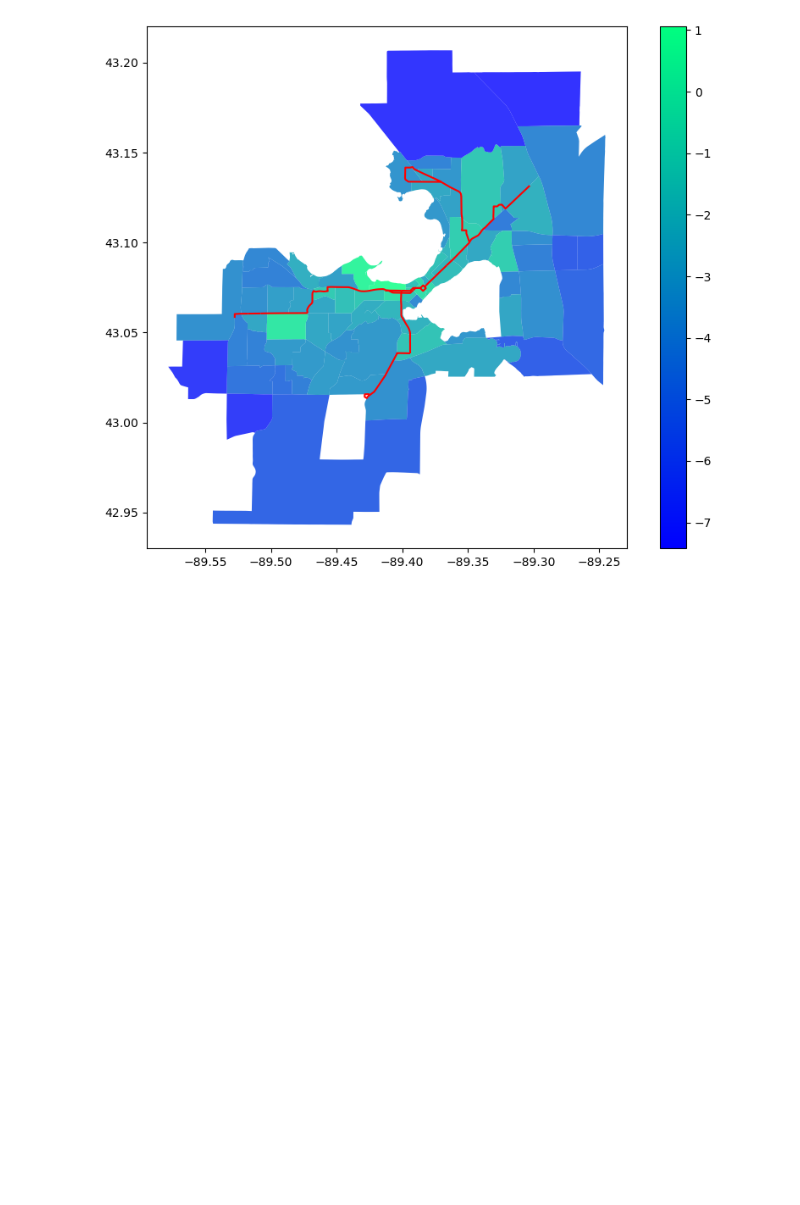
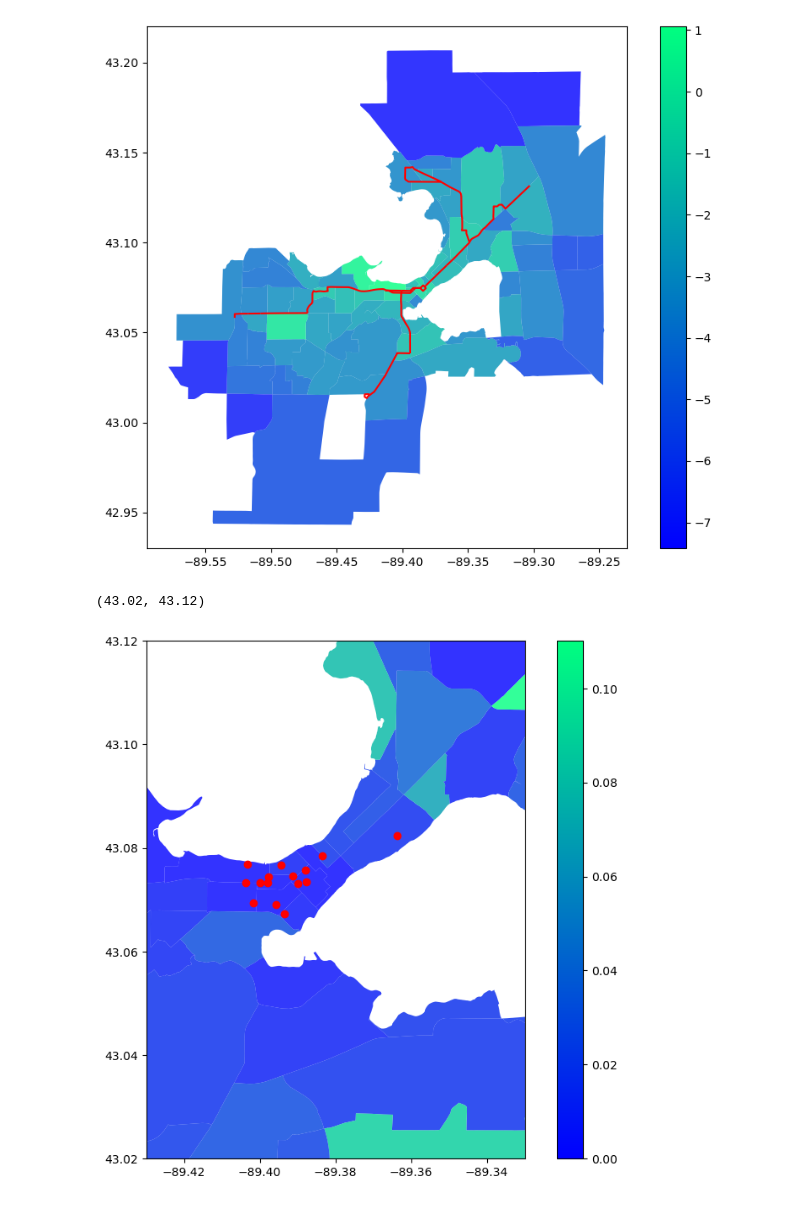
Before and after one commit to isthmuscarshare/whycarshare, a Jupyter notebook: mapping_examples.ipynb, the cells around one changed output. Drawn from its saved outputs; the diff is of its cells as text; code cells hidden in the pictures; blank space fills up the shorter version.

```diff
--- a/mapping_examples.ipynb
+++ b/mapping_examples.ipynb
@@ -12,7 +13,7 @@ from geopandas.tools import sjoin
 # %%
-mad_map = gpd.read_file('/Users/willstedden/Downloads/acs2021_5yr_B08201_14000US55025011407/acs2021_5yr_B08201_14000US55025011407.geojson')
-mad_pop = gpd.read_file('/Users/willstedden/Downloads/acs2021_5yr_B01003_14000US55025011407/acs2021_5yr_B01003_14000US55025011407.geojson')
-metada = json.load(open('/Users/willstedden/Downloads/acs2021_5yr_B08201_14000US55025011407/metadata.json'))
+mad_map = gpd.read_file('datasets/acs2021_5yr_B08201_14000US55025011407/acs2021_5yr_B08201_14000US55025011407.geojson')
+mad_pop = gpd.read_file('datasets/acs2021_5yr_B01003_14000US55025011407/acs2021_5yr_B01003_14000US55025011407.geojson')
+metada = json.load(open('datasets/acs2021_5yr_B08201_14000US55025011407/metadata.json'))
 # %%
 mad_map = mad_map.merge(mad_pop[['name','B01003001']],how='left',on='name')
 # %%
@@ -74,3 +75,43 @@ brt.plot(ax=ax,color='red')
 # %% [output]
 <AxesSubplot: >
 [figure]
+# %%
+zipcar_locs_px = [
+    {'left': -18, 'top': -49},
+    {'left': -42, 'top': -24},
+    {'left': -41, 'top': -4},
+    {'left': -59, 'top': -15},
+    {'left': -76, 'top': -33},
+    {'left': -52, 'top': -1},
+    {'left': -93, 'top': -13},
+    {'left': -94, 'top': -2},
+    {'left': -105, 'top': -3},
+    {'left': -123, 'top': -35},
+    {'left': -83, 'top': 35},
+    {'left': -125, 'top': -2},
+    {'left': -71, 'top': 51},
+    {'left': 86, 'top': -84},
+    {'left': -114, 'top': 33}
+]
+# %%
+# https://my.zipcar.com/search?_gl=1*wlygnz*_ga*MTk1ODYxMDEzMi4xNjk3OTAyOTA2*_ga_8SY5RP0YRN*MTY5ODY4MjE5OS4zLjEuMTY5ODY4MjY4Ny42MC4wLjA.
+range_x, range_y = 0.04,0.015
+xs = [z['left'] for z in zipcar_locs_px]
+ys = [z['top'] for z in zipcar_locs_px]
+
+trans_x, trans_y, scale_x, scale_y = -89.38,43.073,range_x/abs(max(xs)-min(xs)),range_y/abs(max(ys)-min(ys))
+data = [[(trans_x+z['left']*scale_x,trans_y-z['top']*scale_y)] for z in zipcar_locs_px]
+df = pd.DataFrame(data, columns=['coordinates'])
+
+gdf = gpd.GeoDataFrame(df, crs="EPSG:4326", geometry=[shapely.geometry.Point(x) for x in df['coordinates']])
+gdf = gdf.drop(['coordinates'], axis=1) # drop coordinate tuples, if not needed anymore
+fig, ax = plt.subplots(figsize=(10,8))
+
+mad_map.loc[(mad_map['B08201001']>0) & (mad_map['B08201001']<10000)].plot(column="overuse_rate",ax=ax,alpha=0.8,cmap='winter',legend=True)
+
+gdf.plot(ax=ax,color='red')
+plt.xlim([-89.38-0.05,-89.38+0.05])
+plt.ylim([43.07-0.05,43.07+0.05])
+# %% [output]
+(43.02, 43.12)
+[figure, added]
```
Also changed, not shown: parts of 2 cells of this notebook, 7 other files.
